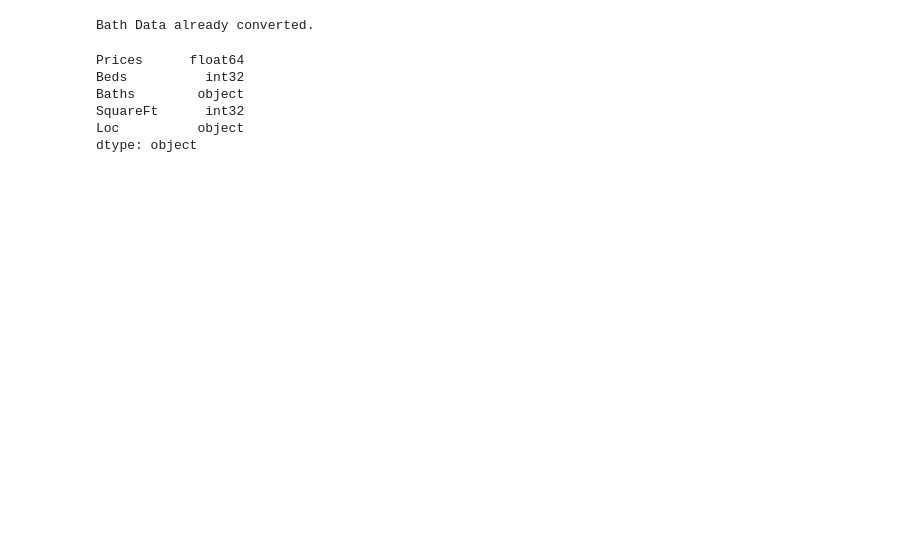
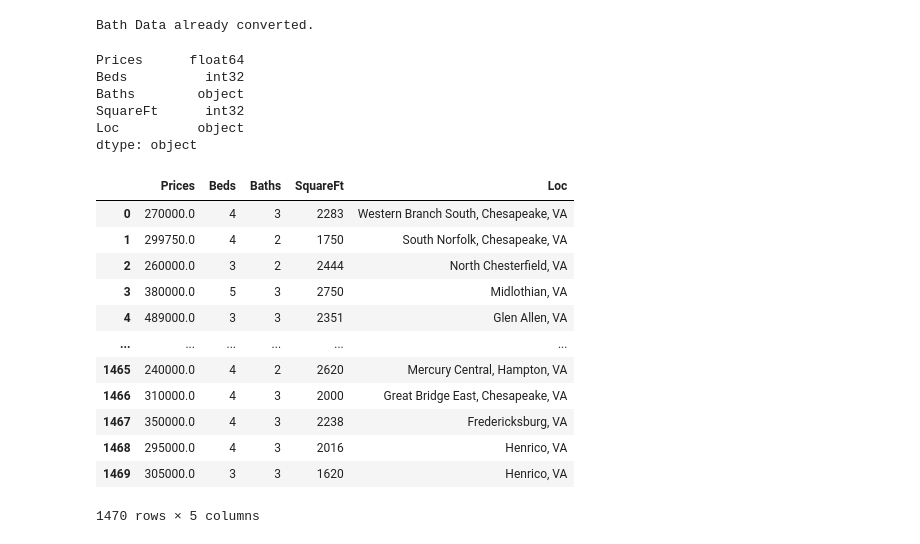
Before and after one commit to AJB-hub/ETL_project, a Jupyter notebook: trulia.ipynb, the cells around one changed output. Cells and saved outputs as stored; diff of their text form; code cells hidden in the pictures; blank space fills up the shorter version.

```diff
--- a/trulia.ipynb
+++ b/trulia.ipynb
@@ -99,3 +106,19 @@ Baths        object
 SquareFt      int32
 Loc          object
 dtype: object
+# %%
+house_df
+# %% [output]
+|  | Prices | Beds | Baths | SquareFt | Loc |
+| 0 | 270000.0 | 4 | 3 | 2283 | Western Branch South, Chesapeake, VA |
+| 1 | 299750.0 | 4 | 2 | 1750 | South Norfolk, Chesapeake, VA |
+| 2 | 260000.0 | 3 | 2 | 2444 | North Chesterfield, VA |
+| 3 | 380000.0 | 5 | 3 | 2750 | Midlothian, VA |
+| 4 | 489000.0 | 3 | 3 | 2351 | Glen Allen, VA |
+| ... | ... | ... | ... | ... | ... |
+| 1465 | 240000.0 | 4 | 2 | 2620 | Mercury Central, Hampton, VA |
+| 1466 | 310000.0 | 4 | 3 | 2000 | Great Bridge East, Chesapeake, VA |
+| 1467 | 350000.0 | 4 | 3 | 2238 | Fredericksburg, VA |
+| 1468 | 295000.0 | 4 | 3 | 2016 | Henrico, VA |
+| 1469 | 305000.0 | 3 | 3 | 1620 | Henrico, VA |
+1470 rows × 5 columns
```
Also changed, not shown: parts of 14 cells of this notebook, 1 other file.
